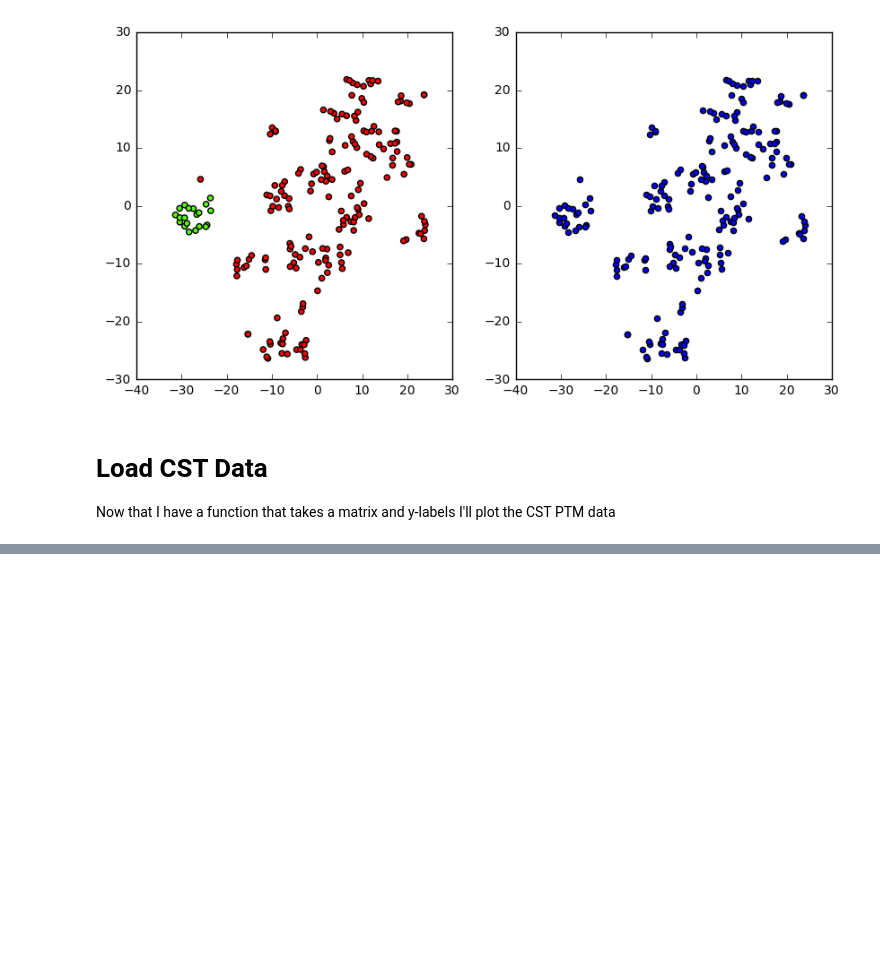
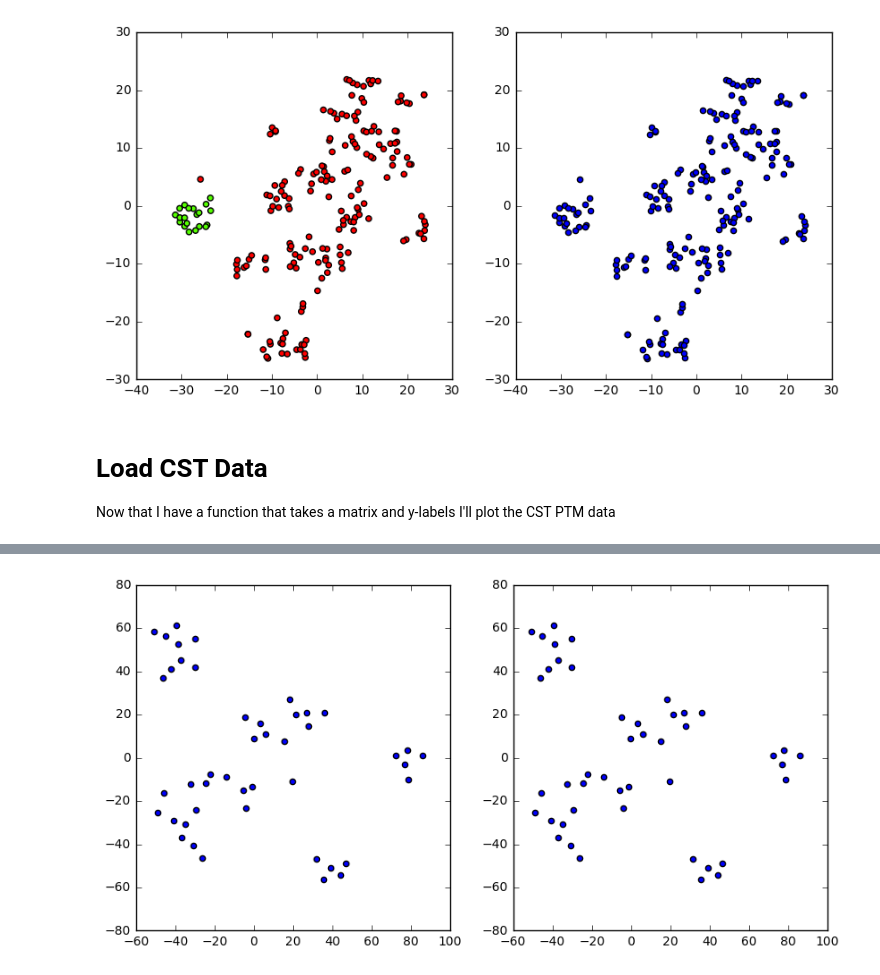
Before and after one commit to cornhundred/tsne_notebook, a Jupyter notebook: MNIST example.ipynb, the cells around one changed output, grey strips where cells are left out. Cells and saved outputs as stored; diff of their text form; code cells hidden in the pictures; blank space fills up the shorter version.

Commit message:
made example visualization of data before and after filtering, plexes appear to be prominent

```diff
--- a/MNIST example.ipynb
+++ b/MNIST example.ipynb
@@ -107,0 +108,19 @@ make_tsne(mat)
+# %%
+filename = 'lung_cellline_TMT_phospho_combined_ratios.tsv'
+# get dataframe
+net.load_file(filename)
+net.swap_nan_for_zero()
+# do not filter data
+net.filter_N_top('row', 100, 'sum')
+inst_df = net.dat_to_df()
+df = inst_df['mat']
+
+# export dataframe into numpy matrix for tsne
+tuple_cols = df.columns.tolist()
+rows = df.index.tolist()
+mat = df.values
+df.shape
+
+make_tsne(mat)
+# %% [output]
+[figure, added]
```
Also changed, not shown: parts of 4 cells of this notebook.
